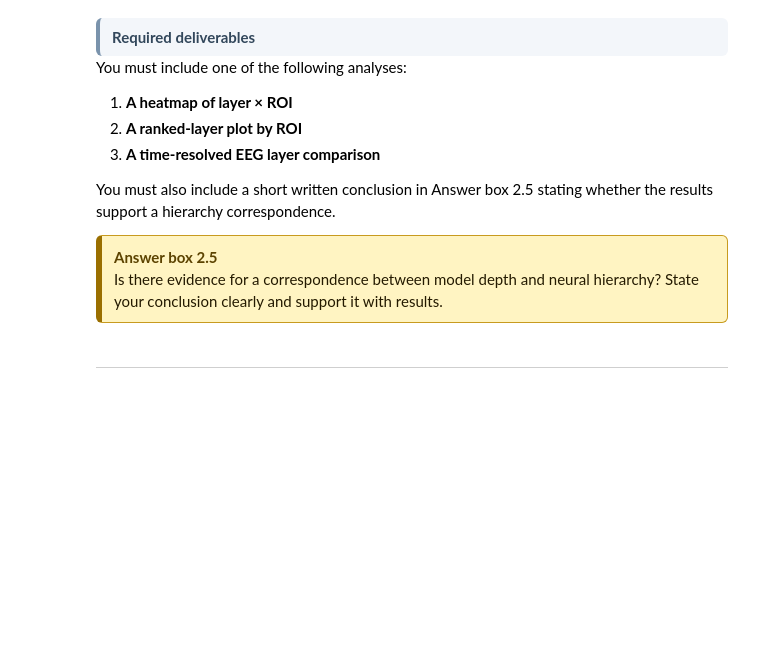
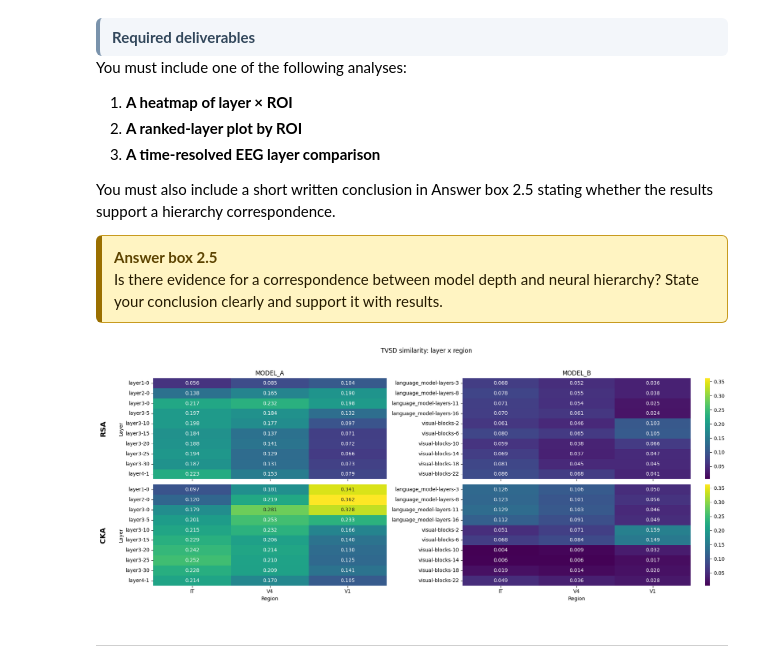
Before and after one commit to LyaoDzin/NX-414-brain-like-project, a Jupyter notebook: project/nx414_project_2026.ipynb, the cells around one changed output. Drawn from its saved outputs; the diff is of its cells as text; code cells hidden in the pictures; blank space fills up the shorter version.

```diff
--- a/project/nx414_project_2026.ipynb
+++ b/project/nx414_project_2026.ipynb
@@ -2731,6 +2753,98 @@ You must also include a short written conclusion in Answer box 2.5 stating wheth
 # %%
 # TODO: compare layers across ROIs / time windows
 # TODO: create hierarchy figure(s)
+
+layers_a = Model.MODEL_A.layers
+layers_b = Model.MODEL_B.layers
+
+# model_a_rsa = collections.defaultdict(dict)
+# model_a_cka = collections.defaultdict(dict)
+# model_b_rsa = collections.defaultdict(dict)
+# model_b_cka = collections.defaultdict(dict)
+
+# # model_b_rsa_cka = collections.defaultdict(dict)
+# for region in dataset.regions:
+#     model_a_rsa[region], model_a_cka[region] = compute_similarity_across_layers(dataset, region=region, model=Model.MODEL_A, model_layers=layers_a, no_print=True)
+#     model_b_rsa[region], model_b_cka[region] = compute_similarity_across_layers(dataset, region=region, model=Model.MODEL_B, model_layers=layers_b, no_print=True)
+
+    # plot_similarity_across_layers(dataset, model_a_rsa_cka[region], model_b_rsa_cka[region], region)    #
+
+
+
+# TVSD layer x region heatmaps from the similarity outputs
+# Assumes model_a_rsa_cka and model_b_rsa_cka come from compute_similarity_across_regions(...)
+# and have shape like (rsa_dict, cka_dict) or {"rsa": rsa_dict, "cka": cka_dict}.
+
+def _to_matrix(scores, layer_order, region_order):
+    return np.asarray([[scores[region][layer] for region in region_order] for layer in layer_order])
+
+mat_a_rsa = _to_matrix(model_a_rsa, layers_a, dataset.regions)
+mat_a_cka = _to_matrix(model_a_cka, layers_a, dataset.regions)
+mat_b_rsa = _to_matrix(model_b_rsa, layers_b, dataset.regions)
+mat_b_cka = _to_matrix(model_b_cka, layers_b, dataset.regions)
+
+# Shared color scale
+combined = np.concatenate([mat_a_rsa.ravel(), mat_a_cka.ravel(), mat_b_rsa.ravel(), mat_b_cka.ravel()])
+finite = combined[np.isfinite(combined)]
+vmin = float(np.min(finite)) if finite.size else None
+vmax = float(np.max(finite)) if finite.size else None
+
+fig, axes = plt.subplots(2, 2, width_ratios=[0.45, 0.55], figsize=(18, 7), sharex=True)
+
+for ax, mat_rsa, mat_cka, layer_order, title in [
+    (axes[:,0], mat_a_rsa, mat_a_cka, layers_a, "MODEL_A"),
+    (axes[:,1], mat_b_rsa, mat_b_cka, layers_b, "MODEL_B"),
+]:
+    sns.heatmap(
+        mat_rsa,
+        ax=ax[0],
+        cmap="viridis",
+        vmin=vmin,
+        vmax=vmax,
+        annot=True,
+        fmt=".3f",
+        xticklabels=dataset.regions,
+        yticklabels=layer_order,
+        cbar= title=="MODEL_B", # simply to only put colorbars on the right
+    )
+
+    sns.heatmap(
+        mat_cka,
+        ax=ax[1],
+        cmap="viridis",
+        vmin=vmin,
+        vmax=vmax,
+        annot=True,
+        fmt=".3f",
+        xticklabels=dataset.regions,
+        yticklabels=layer_order,
+        cbar= title=="MODEL_B",
+    )
+    ax[1].set_xlabel("Region")
+    ax[0].set_title(f"{title}")
+axes[0, 0].set_ylabel("Layer")
+axes[1, 0].set_ylabel("Layer")
+
+axes[0, 0].text(-0.2, 0.5, "RSA", transform=axes[0, 0].transAxes,
+        fontsize=14,
+        fontweight="bold",
+        ha="right",
+        va="center",
+        rotation=90,
+    )
+axes[1, 0].text(-0.2, 0.5, "CKA", transform=axes[1, 0].transAxes,
+        fontsize=14,
+        fontweight="bold",
+        ha="right",
+        va="center",
+        rotation=90,
+    )
+
+fig.suptitle(f"TVSD similarity: layer x region", y=1.02)
+fig.tight_layout()
+plt.show()
+# %% [output]
+[figure, added]
 # %% [markdown]
 ---
 # %% [markdown]
```
Also changed, not shown: parts of 3 cells of this notebook.
